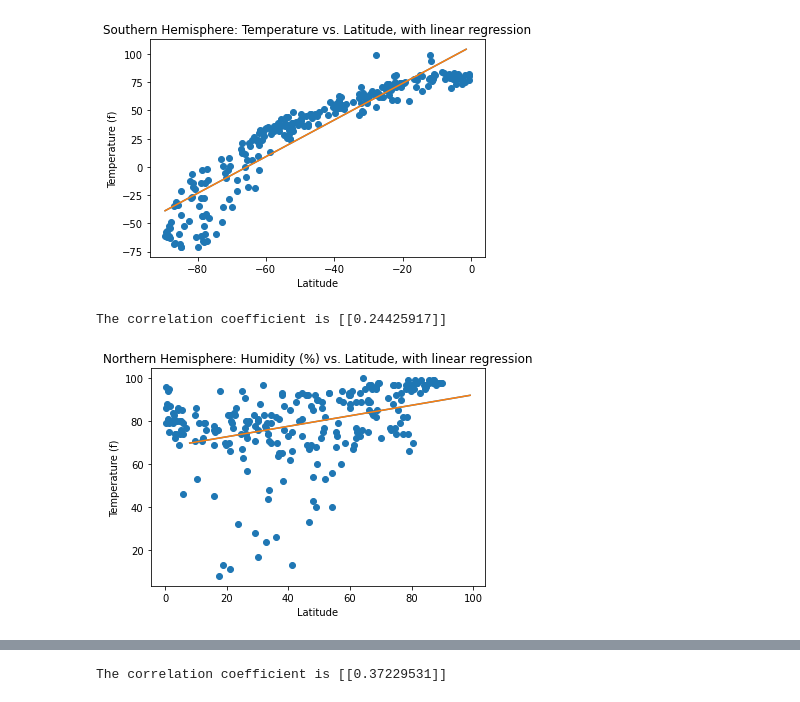
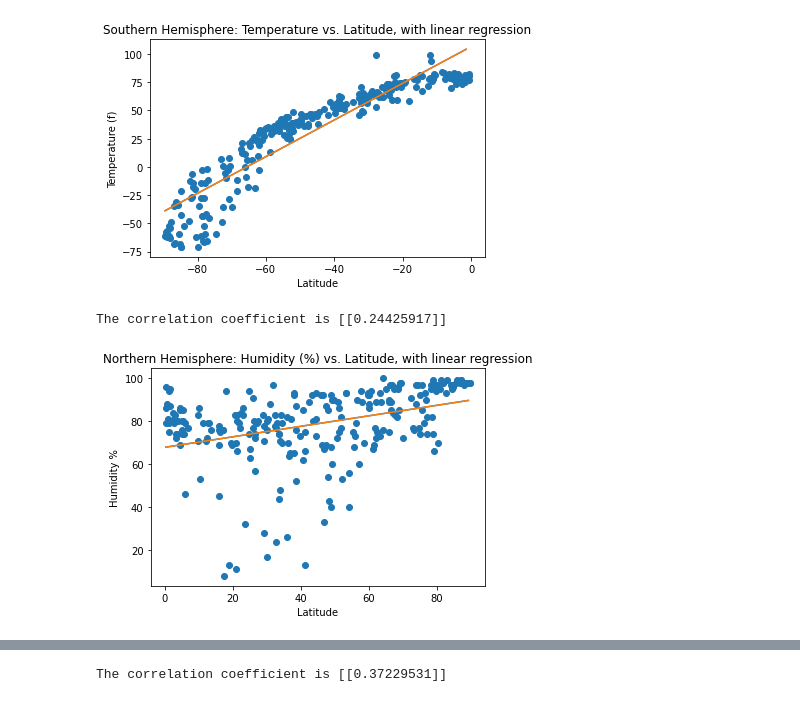
Before and after one commit to BatesJ72/python-api-challenge, a Jupyter notebook: WeatherPy/weatherpy.ipynb, the cells around one changed output, grey strips where cells are left out. Drawn from its saved outputs; the diff is of its cells as text; code cells hidden in the pictures.

```diff
--- a/WeatherPy/weatherpy.ipynb
+++ b/WeatherPy/weatherpy.ipynb
@@ -321,29 +321,29 @@ The correlation coefficient is [[1.62472448]]
 # %%
 # Linear Regression: Northern Hemisphere - Humidity (%) vs. Latitude
 
 X_n_humidity = [[l] for l in north["latitude"]]
 y_n_humidity = [[h] for h in north["humidity"]]
 
 model.fit(X_n_humidity, y_n_humidity)
 
 coef_n_humidity = model.coef_
 print(f"The correlation coefficient is {coef_n_humidity}")
 intercept_n_humidity = model.intercept_
 
-predict_x_n_humidity = np.arange(min(north["humidity"]), max(north["humidity"]))
+predict_x_n_humidity = np.arange(min(north["latitude"]), max(north["latitude"]))
 predict_y_n_humidity = [predict_function(e) for e in predict_x_n_humidity]
 
 
-fig, ax5 = plt.subplots()
-ax5.set_title("Northern Hemisphere: Humidity (%) vs. Latitude, with linear regression")
+fig7, ax7 = plt.subplots()
+ax7.set_title("Northern Hemisphere: Humidity (%) vs. Latitude, with linear regression")
 plt.xlabel("Latitude")
 plt.ylabel("Humidity %")
 
 plt.scatter(X_n_humidity, y_n_humidity)
 
 plt.plot(predict_x_n_humidity, predict_y_n_humidity)
 plt.plot(predict_x_n_humidity, predict_y_n_humidity)
 plt.show()
 # %% [output]
 The correlation coefficient is [[0.24425917]]
-[figure, old version]
+[figure, new version]
```
Also changed, not shown: parts of 14 cells of this notebook.
